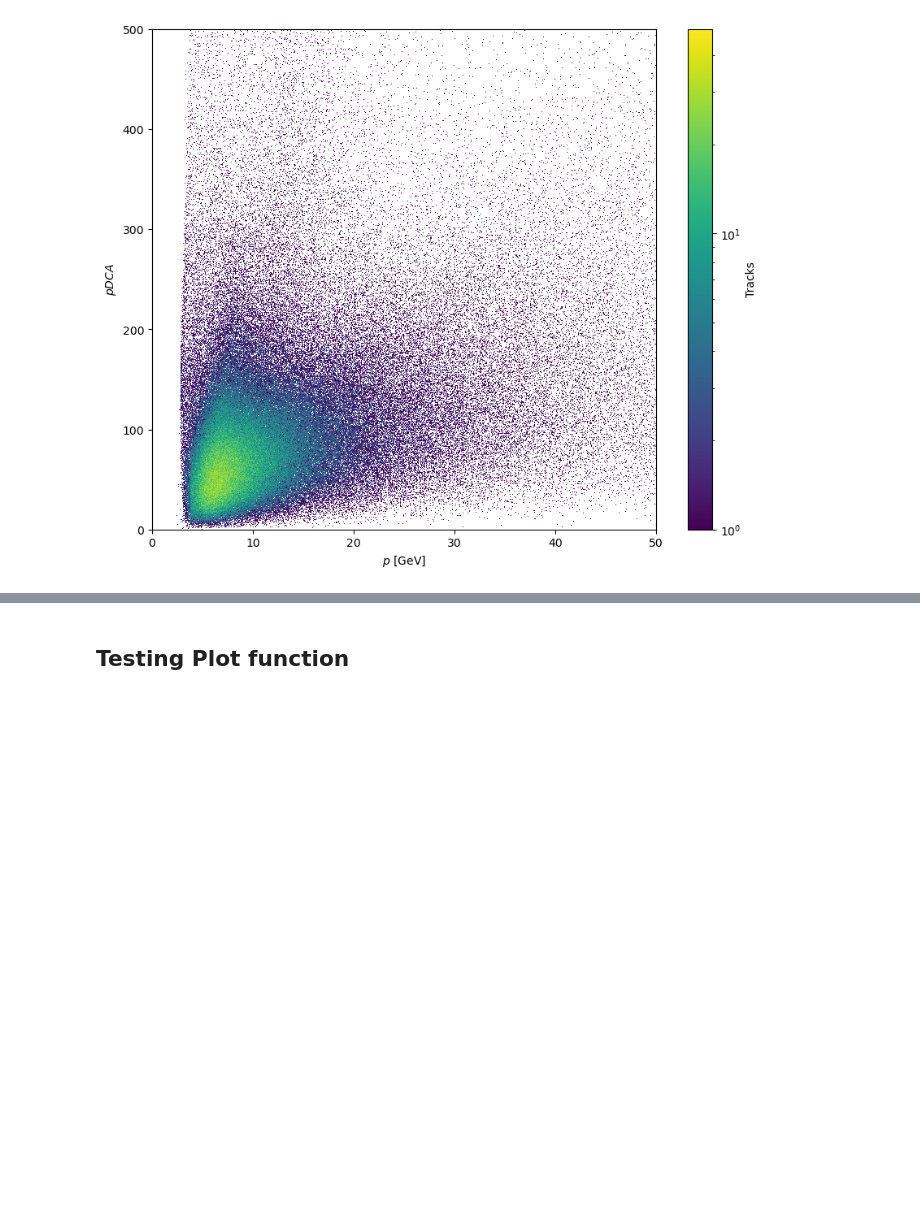
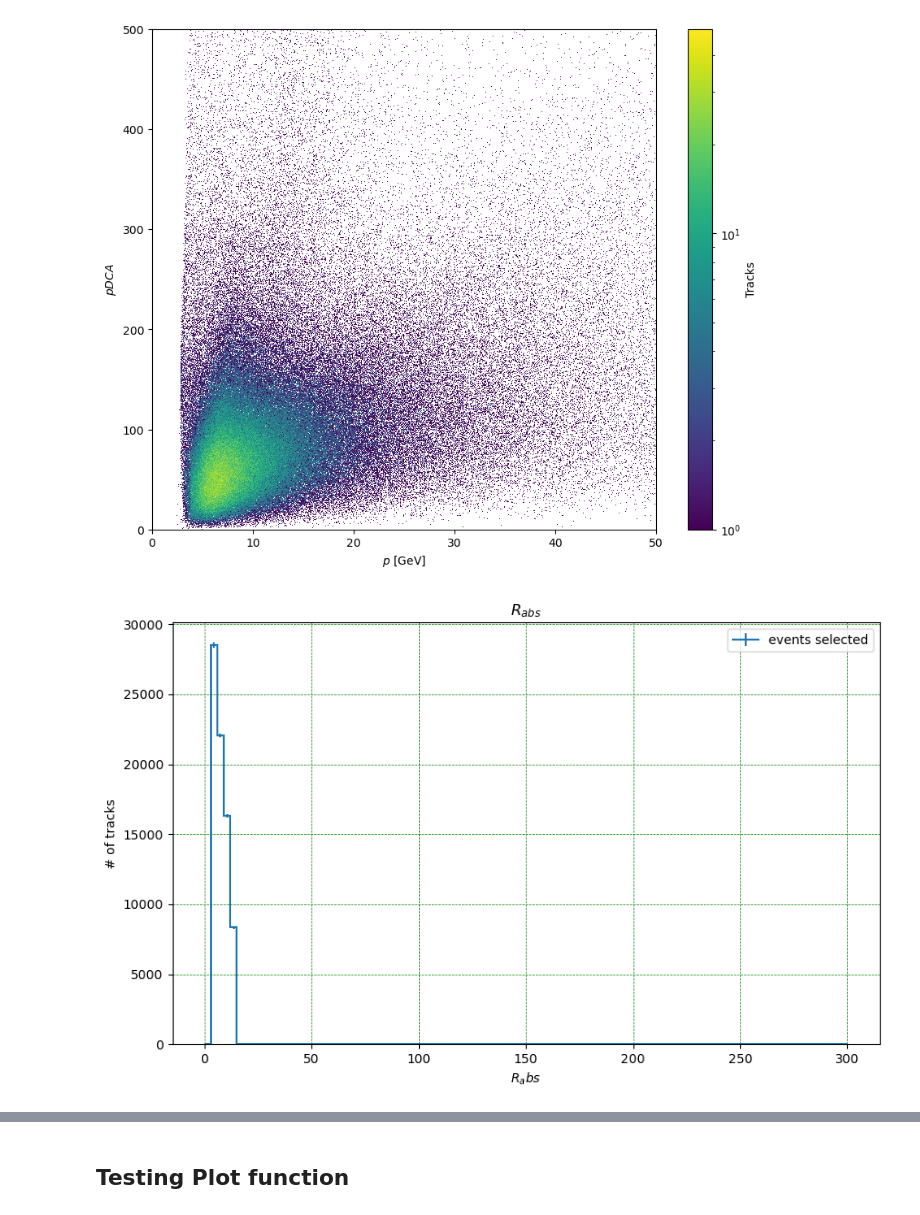
Before and after one commit to 00Goldy/qqbar2mumu-2025, a Jupyter notebook: notebooks/DATA/Data_Checks.ipynb, the cells around one changed output, grey strips where cells are left out. Cells and saved outputs as stored; diff of their text form; code cells hidden in the pictures; blank space fills up the shorter version.

```diff
--- a/notebooks/DATA/Data_Checks.ipynb
+++ b/notebooks/DATA/Data_Checks.ipynb
@@ -144,14 +150,21 @@ vhpDCA_VS_pEvSel = hist.Hist(
     hist.axis.Regular(bins=1000, start=0, stop=500, name="pDCA", label=r"pDCA")
 )
 
-scan(dataDescription=f"{BASEDIR}/run291694.{DATATYPE}.root:eventsTree",
-          hMag=vhMagRaw, hPhi=vhPhiRaw, hPT=vhPTRaw, hpDCA=vhpDCARaw, hsigmapDCA=vhsigmapDCARaw, hfraction=vhfractionRaw, hcharge = vhchargeRaw, hP=vhPRaw, hpDCA_VS_p=vhpDCA_VS_pRaw)
+vhRabsRaw = hist.Hist(hist.axis.Regular(bins=100,start=0,stop=300,name=r'$R_abs$'))
+vhRabsEvSel = hist.Hist(hist.axis.Regular(bins=100,start=0,stop=300,name=r'$R_abs$'))
+
+vhthetaabsRaw = hist.Hist(hist.axis.Regular(bins=100,start=0,stop=20,name=r'$\theta_{abs}$'))
+vhthetaabsEvSel = hist.Hist(hist.axis.Regular(bins=100,start=0,stop=20,name=r'$\theta_{abs}$'))
 
 scan(dataDescription=f"{BASEDIR}/run291694.{DATATYPE}.root:eventsTree",
-          hMag=vhMagEvSel, hPhi=vhPhiEvSel, hPT=vhPTEvSel, hpDCA=vhpDCAEvSel, hsigmapDCA=vhsigmapDCAEvSel, hfraction=vhfractionEvSel, hcharge =vhchargeEvSel, hP=vhPEvSel, hpDCA_VS_p=vhpDCA_VS_pEvSel,
-          #eventSelector=lambda x: x["isCMSL"]==True,
-          trackSelector=lambda x: (x.pt>0.5))
+          hMag=vhMagRaw, hPhi=vhPhiRaw, hPT=vhPTRaw, hpDCA=vhpDCARaw, hsigmapDCA=vhsigmapDCARaw, hfraction=vhfractionRaw, hcharge = vhchargeRaw, hP=vhPRaw, hpDCA_VS_p=vhpDCA_VS_pRaw, hRabs=vhRabsRaw, hthetaabs=vhthetaabsRaw)
+
+scan(dataDescription=f"{BASEDIR}/run291694.{DATATYPE}.root:eventsTree",
+          hMag=vhMagEvSel, hPhi=vhPhiEvSel, hPT=vhPTEvSel, hpDCA=vhpDCAEvSel, hsigmapDCA=vhsigmapDCAEvSel, hfraction=vhfractionEvSel, hcharge =vhchargeEvSel, hP=vhPEvSel, hpDCA_VS_p=vhpDCA_VS_pEvSel,hRabs=vhRabsEvSel, hthetaabs=vhthetaabsEvSel,
+          eventSelector=lambda x: (x["isCMUL"]==True),
+          trackSelector=lambda x: (x.pt>1.0) & (x.eta<-2.5) & (x.eta>-4.0) & (x.matched>=1) & (x.zVtx<10) & (x.zVtx>-10)) & (x.Rabs>17.5)
+
 # ~~~~~~~~~~~~~~~~~~~~~~~~~~~~ Please write the cuts made ~~~~~~~~~~~~~~~~~~~~~~~~~~~~~
-EventsCut= "No cuts"
-TracksCut = r"p$_T$>0.5"
+EventsCut= "IsCMUL"
+TracksCut = r"p$_T$>1 GeV/c & $-4 \leq \eta \leq -2.5$"+"\n"+r"matched_trigger_threshold = Low $p_T$"+"\n"+r"$R_{abs}$ >17.5cm"+r"$-10 < z_{vtx} < 10$"
 # %% [output]
@@ -238,3 +250,14 @@ plt.ylabel(r'$pDCA$')
 plt.show()
 # %% [output]
 [figure]
+# %%
+plt.figure(figsize=(10, 6))
+#vhRabsRaw.plot(label="no cut")
+vhRabsEvSel.plot(label="events selected")
+plt.ylabel("# of tracks")
+plt.title(r'$R_{abs}$');
+plt.grid(color = 'green', linestyle = '--', linewidth = 0.5)
+plt.legend();
+#plt.savefig("pDCA_sigmapDCA_run291694.png")
+# %% [output]
+[figure, added]
```
Also changed, not shown: parts of 13 cells of this notebook.
